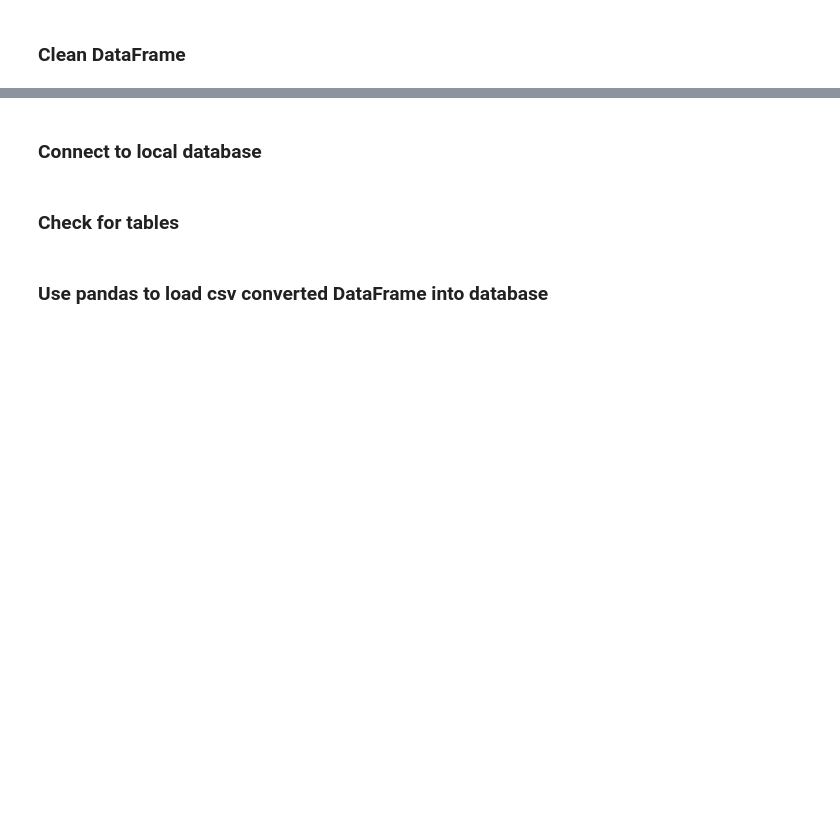
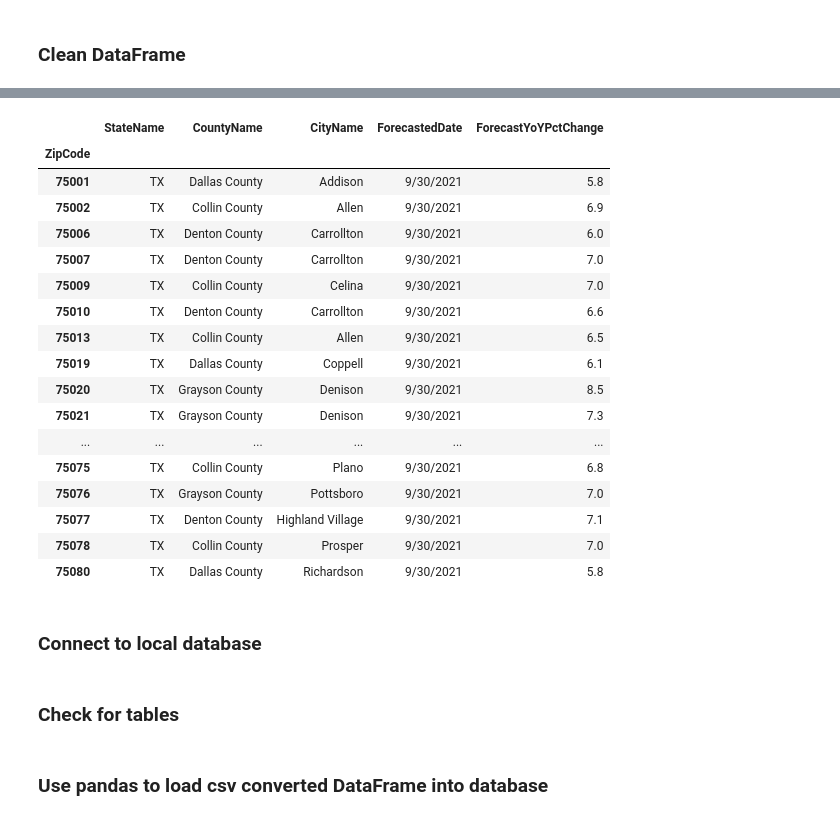
Before and after one commit to SBBoudreau/ETL-Project, a Jupyter notebook: data_etl.ipynb, the cells around one changed output, grey strips where cells are left out. Saved outputs shown, nothing was run; the diff lists cells and outputs as text; code cells hidden in the pictures; blank space fills up the shorter version.

Commit message:
clean data df

```diff
--- a/data_etl.ipynb
+++ b/data_etl.ipynb
@@ -45,0 +63,4 @@ customer_location_df.head()
+# %%
+csv1_file = os.path.join("Resources_Zillow", "AllRegionsForPublic.csv")
+zillow_data = pd.read_csv(csv1_file)
+zillow_data.head()
@@ -57,0 +87,7 @@ new_customer_location_df.head()
+# %%
+#Filter data to include Zipcode in Texas
+zillow_data_clean = zillow_data.loc[(zillow_data['Region']=='Zip') & (zillow_data['StateName']=='TX')]
+
+# Convert to float & int
+zillow_data_clean['RegionName'] = pd.to_numeric(zillow_data_clean['RegionName'])
+zillow_data_clean.dtypes
@@ -57,0 +108,29 @@ new_customer_location_df.head()
+# %%
+zillow_data2_clean = zillow_data_clean.loc[(zillow_data_clean['RegionName']>=70000)]
+zillow_data3_clean = zillow_data2_clean.sort_values(by=['RegionName'])
+
+#Chose columns to include in analysis, rename columns, and reset index
+zillow_data4_clean = zillow_data3_clean[['RegionName', 'StateName','CountyName','CityName','ForecastedDate','ForecastYoYPctChange']]
+zillow_data5_clean = zillow_data4_clean.rename(columns={'RegionName':'ZipCode'})
+zillow_data6_clean = zillow_data5_clean.set_index('ZipCode')
+
+zillow_data6_clean.head(50)
+# %% [output]
+|  | StateName | CountyName | CityName | ForecastedDate | ForecastYoYPctChange |
+| ZipCode |  |  |  |  |  |
+| 75001 | TX | Dallas County | Addison | 9/30/2021 | 5.8 |
+| 75002 | TX | Collin County | Allen | 9/30/2021 | 6.9 |
+| 75006 | TX | Denton County | Carrollton | 9/30/2021 | 6.0 |
+| 75007 | TX | Denton County | Carrollton | 9/30/2021 | 7.0 |
+| 75009 | TX | Collin County | Celina | 9/30/2021 | 7.0 |
+| 75010 | TX | Denton County | Carrollton | 9/30/2021 | 6.6 |
+| 75013 | TX | Collin County | Allen | 9/30/2021 | 6.5 |
+| 75019 | TX | Dallas County | Coppell | 9/30/2021 | 6.1 |
+| 75020 | TX | Grayson County | Denison | 9/30/2021 | 8.5 |
+| 75021 | TX | Grayson County | Denison | 9/30/2021 | 7.3 |
+| ... | ... | ... | ... | ... | ... |
+| 75075 | TX | Collin County | Plano | 9/30/2021 | 6.8 |
+| 75076 | TX | Grayson County | Pottsboro | 9/30/2021 | 7.0 |
+| 75077 | TX | Denton County | Highland Village | 9/30/2021 | 7.1 |
+| 75078 | TX | Collin County | Prosper | 9/30/2021 | 7.0 |
+| 75080 | TX | Dallas County | Richardson | 9/30/2021 | 5.8 |
```
Also changed, not shown: parts of 11 cells of this notebook.
